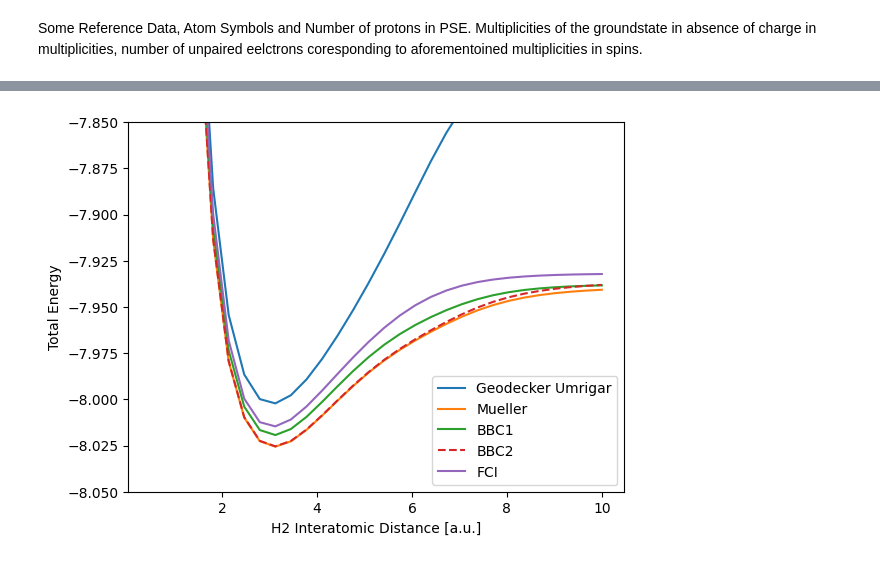
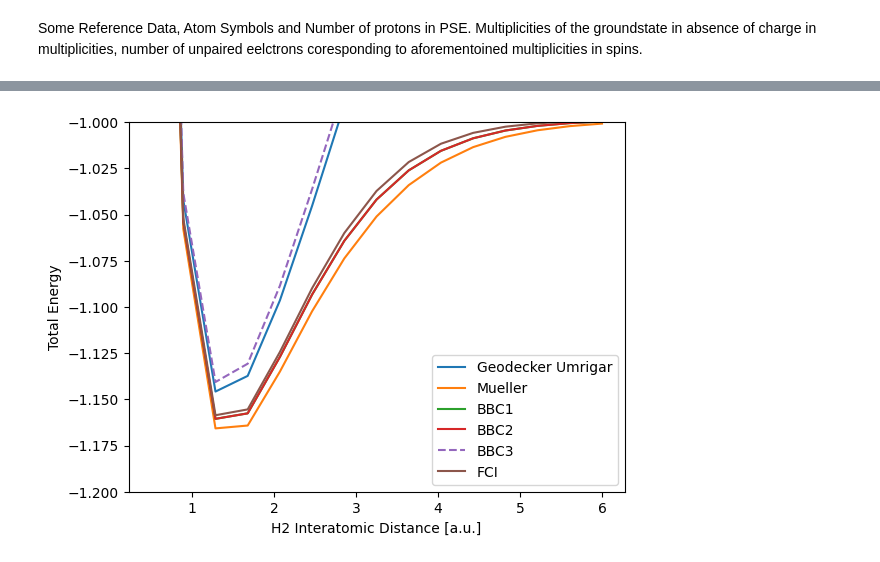
Before and after one commit to JannisErhard/PYSCF-Examples, a Jupyter notebook: 1RDMFT/H2_Curve.ipynb, the cells around one changed output, grey strips where cells are left out. Saved outputs shown, nothing was run; the diff lists cells and outputs as text; code cells hidden in the pictures.

```diff
--- a/1RDMFT/H2_Curve.ipynb
+++ b/1RDMFT/H2_Curve.ipynb
@@ -255,13 +255,12 @@ def energy_components_bbc3(eri, FCInaturalCTTE, FCIoccuE,h1,E_HF,E_nn,nelec):
 # %%
-#R = np.linspace(1.5,10,30)
-R = np.linspace(0.5,10,30)
+R = np.linspace(0.5,6,15)
 # %%
 stats, tab = [], []
 for dist in R:
     mol = gto.Mole()
     mol.unit = 'B'
     mol.atom = f"""
-        Li    0.    0.    0.
+        H    0.    0.    0.
         H    0.    0.    {dist}
 
     """
@@ -330,15 +329,11 @@ for dist in R:
 # calling 1RDMFT energy functions
     GU_tot,GU_Vee,GU_E_c = energy_components_umrigar(eri, FCInaturalCTTE, FCIoccuE,h1,E_HF,E_nn)
     Mu_tot,Mu_Vee,Mu_E_c = energy_components_mueller(eri, FCInaturalCTTE, FCIoccuE,h1,E_HF,E_nn)
-    BBC1_tot,BBC1_Vee,BBC1_E_c = energy_components_bbc1(eri, FCInaturalCTTE, FCIoccuE,h1,E_HF,E_nn,mol.nelec)
-    BBC2_tot,BBC2_Vee,BBC2_E_c = energy_components_bbc2(eri, FCInaturalCTTE, FCIoccuE,h1,E_HF,E_nn,mol.nelec)
-    BBC3_tot,BBC3_Vee,BBC3_E_c = energy_components_bbc3(eri, FCInaturalCTTE, FCIoccuE,h1,E_HF,E_nn,mol.nelec)
+    BBC1_tot, BBC1_Vee, BBC1_E_c = energy_components_bbc1(eri, FCInaturalCTTE, FCIoccuE,h1,E_HF,E_nn,mol.nelec)
+    BBC2_tot, BBC2_Vee, BBC2_E_c = energy_components_bbc2(eri, FCInaturalCTTE, FCIoccuE,h1,E_HF,E_nn,mol.nelec)
+    BBC3_tot, BBC3_Vee, BBC3_E_c = energy_components_bbc3(eri, FCInaturalCTTE, FCIoccuE,h1,E_HF,E_nn,mol.nelec)
 
-
-
-
-    stats.append([dist, GU_E_c, Mu_E_c, BBC1_E_c, BBC2_E_c, BBC3_E_c,  FCI_c, GU_tot, Mu_tot, BBC1_tot, BBC2_tot, BBC3_tot,  FCI_tot, GU_Vee, Mu_Vee, BBC1_Vee, BBC2_Vee, BBC3_Vee,  FCI_Vee])
-    tab.append([dist, GU_Vee, Mu_Vee, BBC1_Vee, BBC2_Vee, FCI_Vee])
+    stats.append([dist, GU_E_c, Mu_E_c, BBC1_E_c, BBC2_E_c, BBC3_E_c, FCI_c, GU_tot, Mu_tot, BBC1_tot, BBC2_tot, BBC3_tot,FCI_tot, GU_Vee, Mu_Vee, BBC1_Vee, BBC2_Vee, BBC3_Vee, FCI_Vee])
 # %% [output]
 prange or pndindex loop will not be executed in parallel due to there being more than one entry to or exit from the loop (e.g., an assertion).
 
@@ -358,5 +356,8 @@ File "../../../../tmp/ipykernel_762425/2650660764.py", line 1:
 
   warnings.warn(errors.NumbaPerformanceWarning(msg,
 # %%
-print(tabulate(tab,headers=tab_top.split())  )
+top = "H-H. Ec_{GU} Ec_{Mu} Ec_{BBC1} Ec_{BBC2} Ec_{BBC3} Ec_{FCI}"
+np_stats=np.asarray(stats)
+print("Correlation Energies")
+print(tabulate(np_stats[:,0:7],headers=top.split())  )
 # %% [output]
@@ -402,21 +401,18 @@ plt.show()
 # %%
 import matplotlib.pyplot as plt
-plt.plot(stats_array[:,0], stats_array[:,7], label = 'Geodecker Umrigar')
-plt.plot(stats_array[:,0], stats_array[:,8], label = 'Mueller')
-plt.plot(stats_array[:,0], stats_array[:,9], label = 'BBC1')
-plt.plot(stats_array[:,0], stats_array[:,10], label = 'BBC2',linestyle='dashed')
-#plt.plot(stats_array[:,0], stats_array[:,11], label = 'BBC3',linestyle='dashed')
-plt.plot(stats_array[:,0], stats_array[:,12], label = 'FCI')
+plt.plot(np_stats[:,0], np_stats[:,7], label = 'Geodecker Umrigar')
+plt.plot(np_stats[:,0], np_stats[:,8], label = 'Mueller')
+plt.plot(np_stats[:,0], np_stats[:,9], label = 'BBC1')
+plt.plot(np_stats[:,0], np_stats[:,10], label = 'BBC2')
+plt.plot(np_stats[:,0], np_stats[:,11], label = 'BBC3',linestyle='dashed')
+plt.plot(np_stats[:,0], np_stats[:,12], label = 'FCI')
 
 plt.legend()
 
 #plt.plot(R, OT2)
-plt.ylim(-8.05, -7.85) #LiH
-#plt.ylim(-1.2, -1.0) #H2
-#plt.ylim(-5.8, -5.5)
-
+plt.ylim(-1.2, -1.0)
 plt.xlabel(f"H2 Interatomic Distance [a.u.]")
 plt.ylabel("Total Energy")
 plt.show()
 # %% [output]
-[figure, old version]
+[figure, new version]
```
Also changed, not shown: parts of 13 cells of this notebook.
